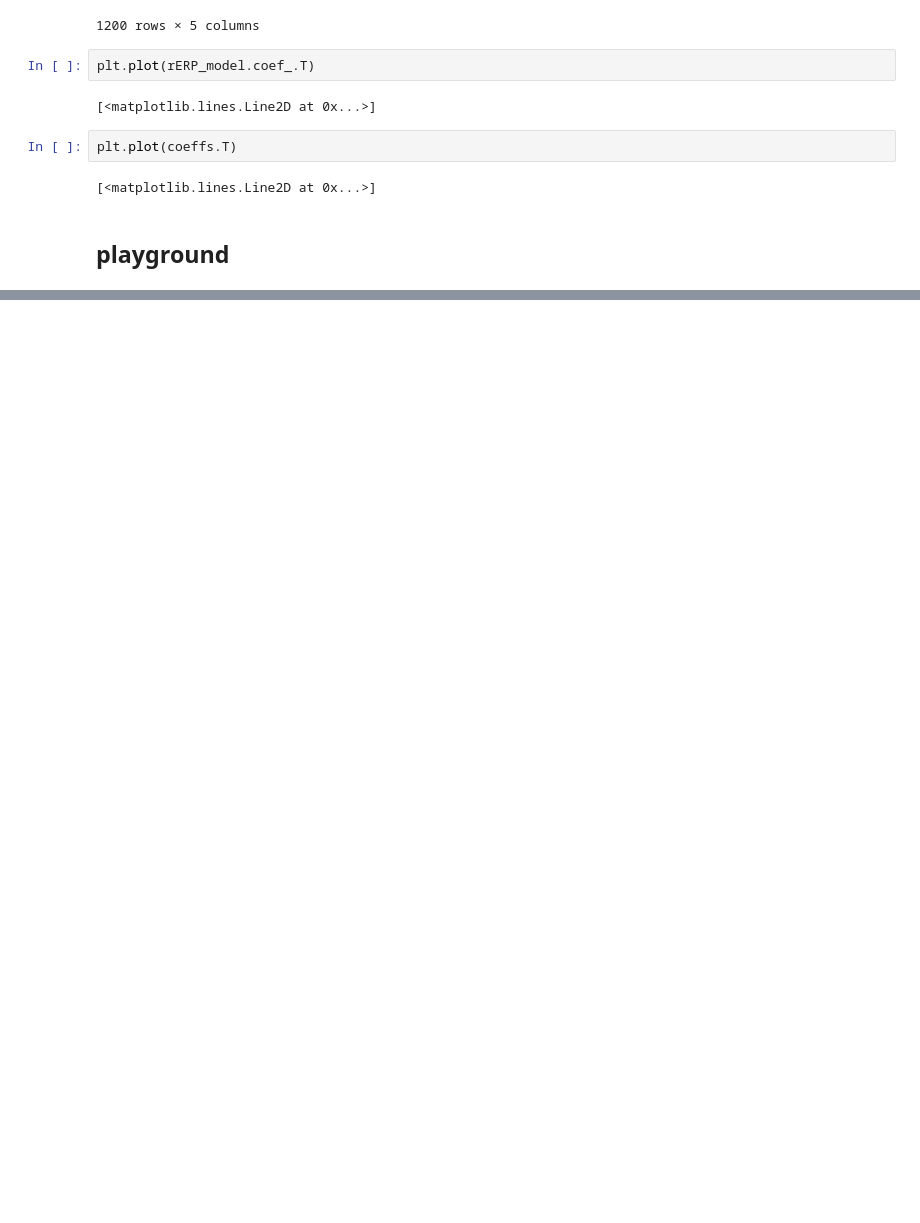
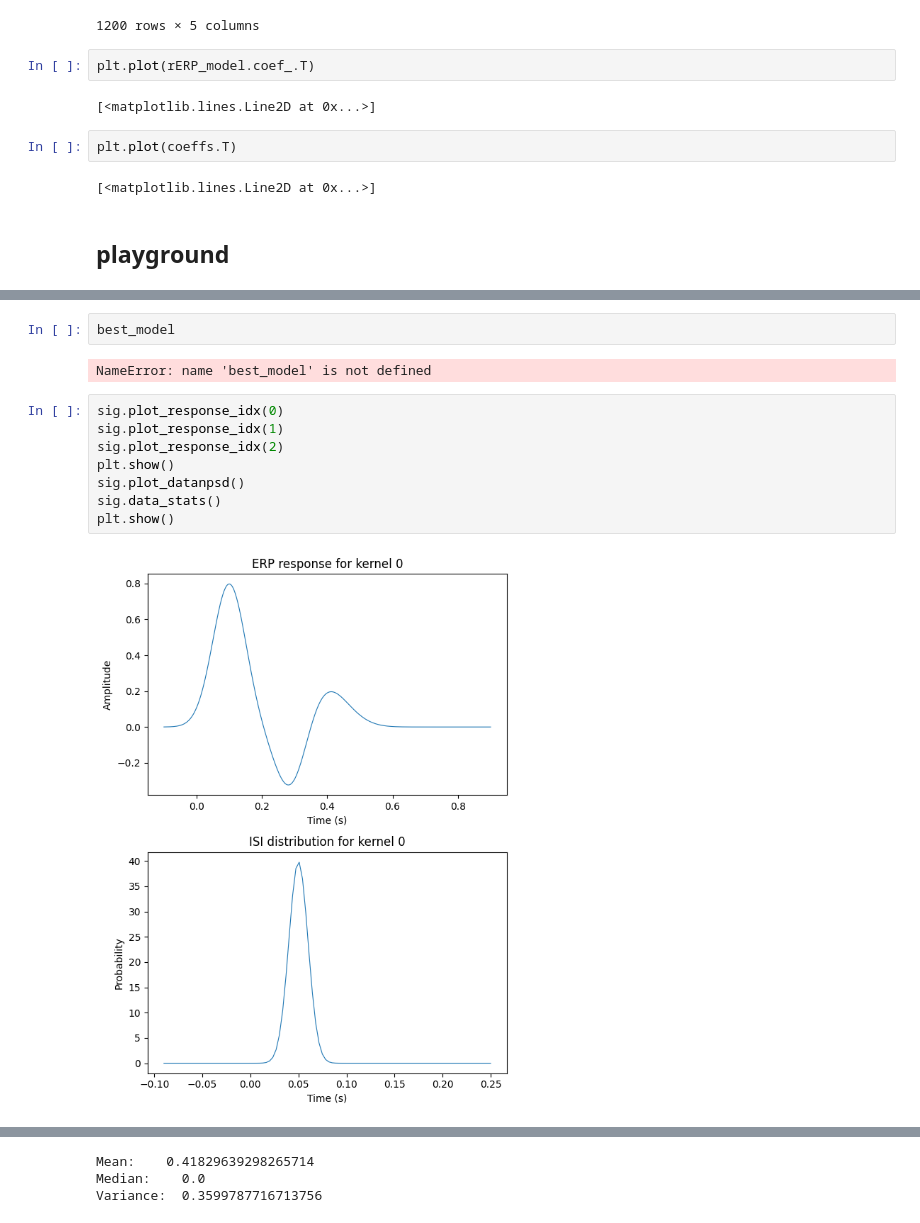
Before and after one commit to incubodac/PyDeconv, a Jupyter notebook: torch_notebook_v2.ipynb, the cells around one changed output, grey strips where cells are left out. Saved outputs shown, nothing was run; the diff lists cells and outputs as text; blank space fills up the shorter version.

```diff
--- a/torch_notebook_v2.ipynb
+++ b/torch_notebook_v2.ipynb
@@ -736,0 +705,14 @@ plt.plot(coeffs.T)
+# %%
+best_model
+# %% [output]
+NameError: name 'best_model' is not defined
+# %%
+sig.plot_response_idx(0)
+sig.plot_response_idx(1)
+sig.plot_response_idx(2)
+plt.show()
+sig.plot_datanpsd()
+sig.data_stats()
+plt.show()
+# %% [output]
+[figure, added]
@@ -736,0 +722,3 @@ plt.plot(coeffs.T)
+Mean:    0.41829639298265714
+Median:    0.0
+Variance:  0.3599787716713756
```
Also changed, not shown: parts of 20 cells of this notebook, 4 other files.
